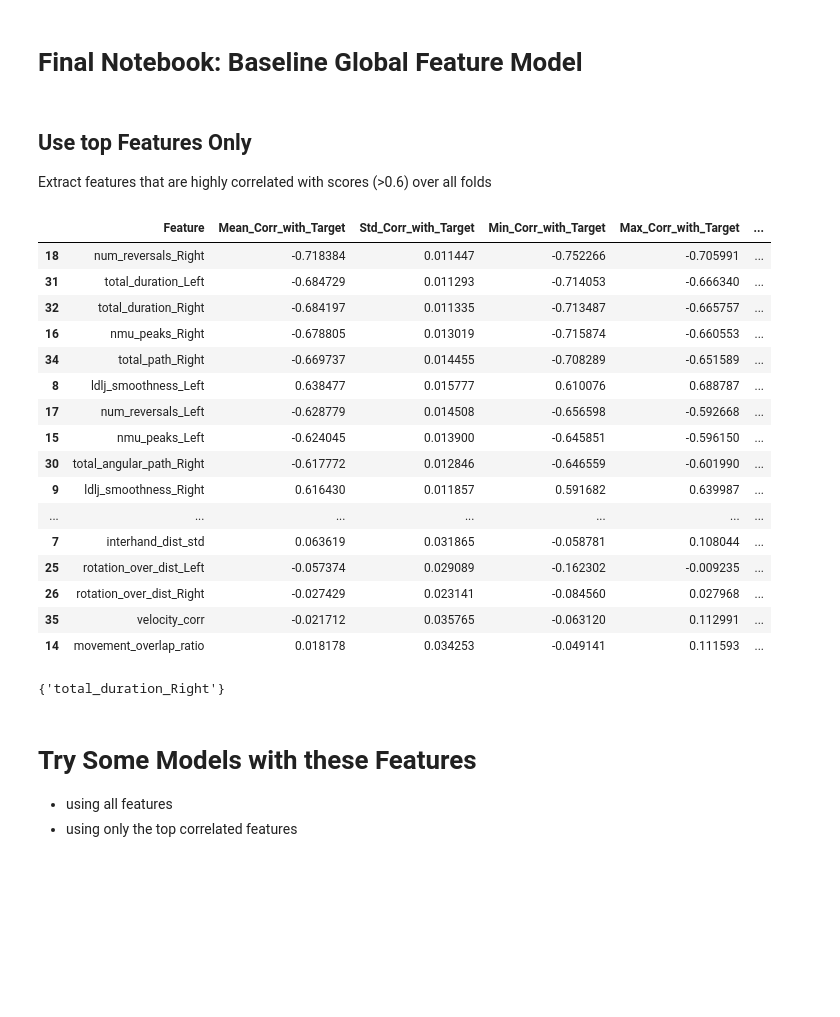
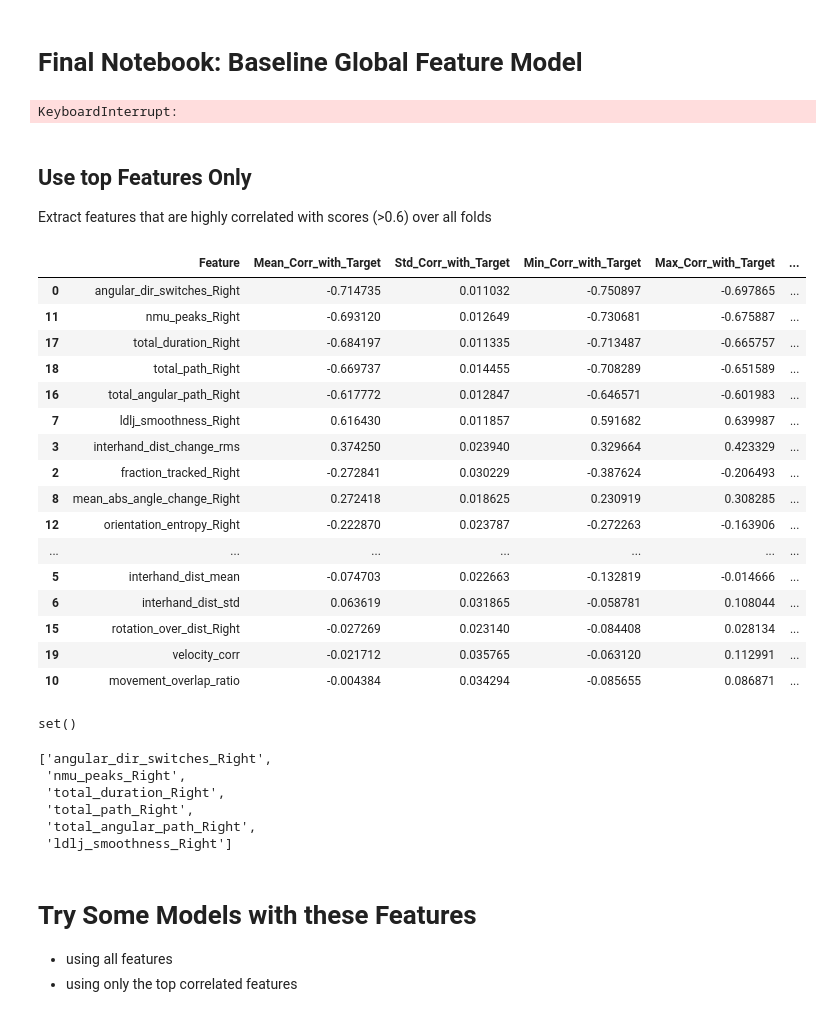
Before and after one commit to FinnWeikert/master-project, a Jupyter notebook: notebooks_final/final_baseline_models.ipynb, the cells around one changed output. Drawn from its saved outputs; the diff is of its cells as text; code cells hidden in the pictures; blank space fills up the shorter version.

```diff
--- a/notebooks_final/final_baseline_models.ipynb
+++ b/notebooks_final/final_baseline_models.ipynb
@@ -16,7 +16,7 @@ from src_final.models.analysis import leakage_free_correlation_analysis, leakage
 from src_final.models.baseline_loso import evaluate_loso_model
 # %%
 # file paths
-processed_dir="data/processed/landmark_dataframes2/" # NOTE the original results were obtained with "landmark_dataframes"
+processed_dir="data/processed/landmark_dataframes/" # NOTE the original results were obtained with "landmark_dataframes"
 ratings_csv="data/scores/merged_scores.csv"
 
 # create scores dataframe
@@ -32,7 +32,7 @@ for filename in tqdm(processed_files):
     df_raw = pd.read_pickle(os.path.join(processed_dir, filename))
 
     # Initialize and compute in one step
-    extractor = SurgicalFeatureExtractor(df_raw, fps=30, min_disp=0, vel_threshold=40)
+    extractor = SurgicalFeatureExtractor(df_raw, fps=30, min_disp=0, vel_threshold=30)
 
     # Get the 1-row dataframe of features
     feats = extractor.features_df
@@ -45,6 +45,8 @@ df_all_metrics = pd.concat(all_metrics, ignore_index=True)
 
 # Merge with scores (as you did before)
 df_full = pd.merge(df_all_metrics, df_ratings, left_on="file", right_on="Vid_Name").drop(columns=["file"])
+# %% [output]
+KeyboardInterrupt:
 # %%
 # remove a participant for reason to verify
 df_full = df_full[df_full["Participant Number"] != 8]
@@ -54,29 +56,29 @@ Extract features that are highly correlated with scores (>0.6) over all folds
 # %%
 # correlation between features and scores
 all_features = [col for col in df_full if col not in df_ratings.columns]
 right_features = [col for col in all_features if 'Left' not in col]
-fair_corr_df = leakage_free_correlation_analysis(df_full, all_features, n=6)
+fair_corr_df = leakage_free_correlation_analysis(df_full, right_features, n=6)
 fair_corr_df
 # %% [output]
 |  | Feature | Mean_Corr_with_Target | Std_Corr_with_Target | Min_Corr_with_Target | Max_Corr_with_Target | ... |
-| 18 | num_reversals_Right | -0.718384 | 0.011447 | -0.752266 | -0.705991 | ... |
-| 31 | total_duration_Left | -0.684729 | 0.011293 | -0.714053 | -0.666340 | ... |
-| 32 | total_duration_Right | -0.684197 | 0.011335 | -0.713487 | -0.665757 | ... |
-| 16 | nmu_peaks_Right | -0.678805 | 0.013019 | -0.715874 | -0.660553 | ... |
-| 34 | total_path_Right | -0.669737 | 0.014455 | -0.708289 | -0.651589 | ... |
-| 8 | ldlj_smoothness_Left | 0.638477 | 0.015777 | 0.610076 | 0.688787 | ... |
-| 17 | num_reversals_Left | -0.628779 | 0.014508 | -0.656598 | -0.592668 | ... |
-| 15 | nmu_peaks_Left | -0.624045 | 0.013900 | -0.645851 | -0.596150 | ... |
-| 30 | total_angular_path_Right | -0.617772 | 0.012846 | -0.646559 | -0.601990 | ... |
-| 9 | ldlj_smoothness_Right | 0.616430 | 0.011857 | 0.591682 | 0.639987 | ... |
+| 0 | angular_dir_switches_Right | -0.714735 | 0.011032 | -0.750897 | -0.697865 | ... |
+| 11 | nmu_peaks_Right | -0.693120 | 0.012649 | -0.730681 | -0.675887 | ... |
+| 17 | total_duration_Right | -0.684197 | 0.011335 | -0.713487 | -0.665757 | ... |
+| 18 | total_path_Right | -0.669737 | 0.014455 | -0.708289 | -0.651589 | ... |
+| 16 | total_angular_path_Right | -0.617772 | 0.012847 | -0.646571 | -0.601983 | ... |
+| 7 | ldlj_smoothness_Right | 0.616430 | 0.011857 | 0.591682 | 0.639987 | ... |
+| 3 | interhand_dist_change_rms | 0.374250 | 0.023940 | 0.329664 | 0.423329 | ... |
+| 2 | fraction_tracked_Right | -0.272841 | 0.030229 | -0.387624 | -0.206493 | ... |
+| 8 | mean_abs_angle_change_Right | 0.272418 | 0.018625 | 0.230919 | 0.308285 | ... |
+| 12 | orientation_entropy_Right | -0.222870 | 0.023787 | -0.272263 | -0.163906 | ... |
 | ... | ... | ... | ... | ... | ... | ... |
-| 7 | interhand_dist_std | 0.063619 | 0.031865 | -0.058781 | 0.108044 | ... |
-| 25 | rotation_over_dist_Left | -0.057374 | 0.029089 | -0.162302 | -0.009235 | ... |
-| 26 | rotation_over_dist_Right | -0.027429 | 0.023141 | -0.084560 | 0.027968 | ... |
-| 35 | velocity_corr | -0.021712 | 0.035765 | -0.063120 | 0.112991 | ... |
-| 14 | movement_overlap_ratio | 0.018178 | 0.034253 | -0.049141 | 0.111593 | ... |
+| 5 | interhand_dist_mean | -0.074703 | 0.022663 | -0.132819 | -0.014666 | ... |
+| 6 | interhand_dist_std | 0.063619 | 0.031865 | -0.058781 | 0.108044 | ... |
+| 15 | rotation_over_dist_Right | -0.027269 | 0.023140 | -0.084408 | 0.028134 | ... |
+| 19 | velocity_corr | -0.021712 | 0.035765 | -0.063120 | 0.112991 | ... |
+| 10 | movement_overlap_ratio | -0.004384 | 0.034294 | -0.085655 | 0.086871 | ... |
 # %%
-top_features = fair_corr_df[(abs(fair_corr_df['Min_Corr_with_Target']) > 0.6) & (abs(fair_corr_df['Max_Corr_with_Target']) > 0.6)]['Feature'].tolist()
+top_features = fair_corr_df[(abs(fair_corr_df['Min_Corr_with_Target']) > 0.5) & (abs(fair_corr_df['Max_Corr_with_Target']) > 0.5)]['Feature'].tolist()
 
 # top feature intercorrelation
 inter_corrs = df_full[top_features].corr()
@@ -87,14 +89,23 @@ for i in range(len(top_features)):
     for j in range(i+1, len(top_features)):
         feat1 = top_features[i]
         feat2 = top_features[j]
-        if abs(inter_corrs.loc[feat1, feat2]) > 0.975:
+        if abs(inter_corrs.loc[feat1, feat2]) > 0.99:
             to_drop.add(feat2)
 
 to_drop
 # %% [output]
-{'total_duration_Right'}
+set()
 # %%
 top_features = [feat for feat in top_features if feat not in to_drop]
+# %%
+top_features
+# %% [output]
+['angular_dir_switches_Right',
+ 'nmu_peaks_Right',
+ 'total_duration_Right',
+ 'total_path_Right',
+ 'total_angular_path_Right',
+ 'ldlj_smoothness_Right']
 # %% [markdown]
 # Try Some Models with these Features
 - using all features
```
Also changed, not shown: parts of 18 cells of this notebook, 15 other files.
